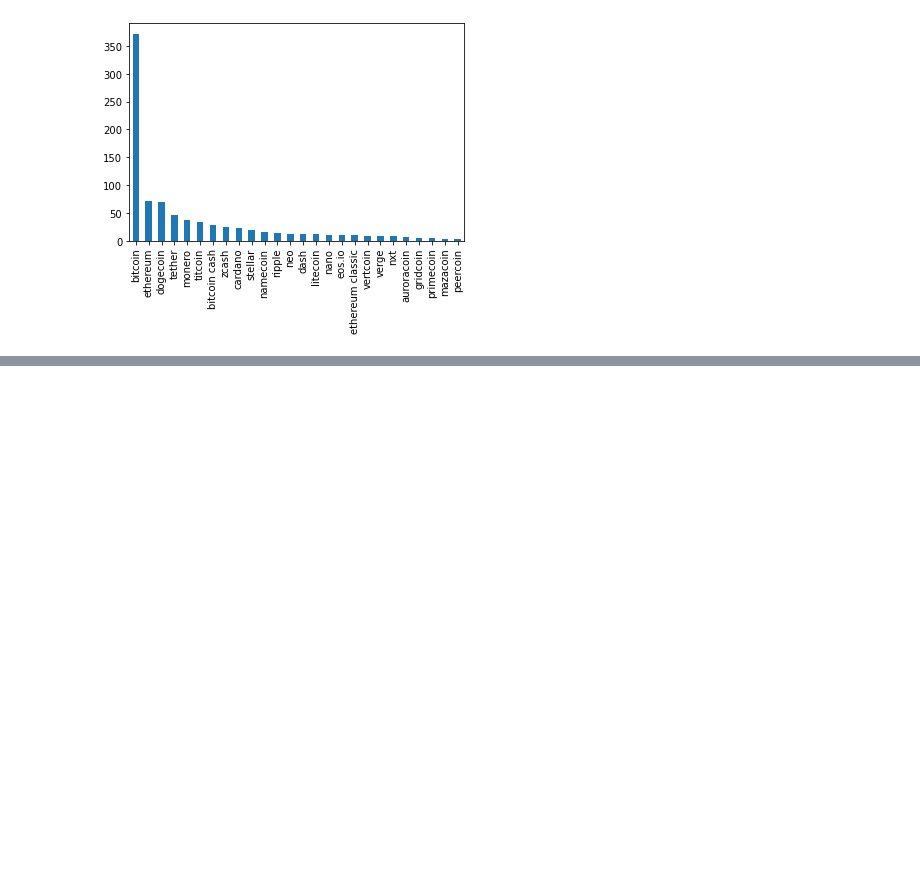
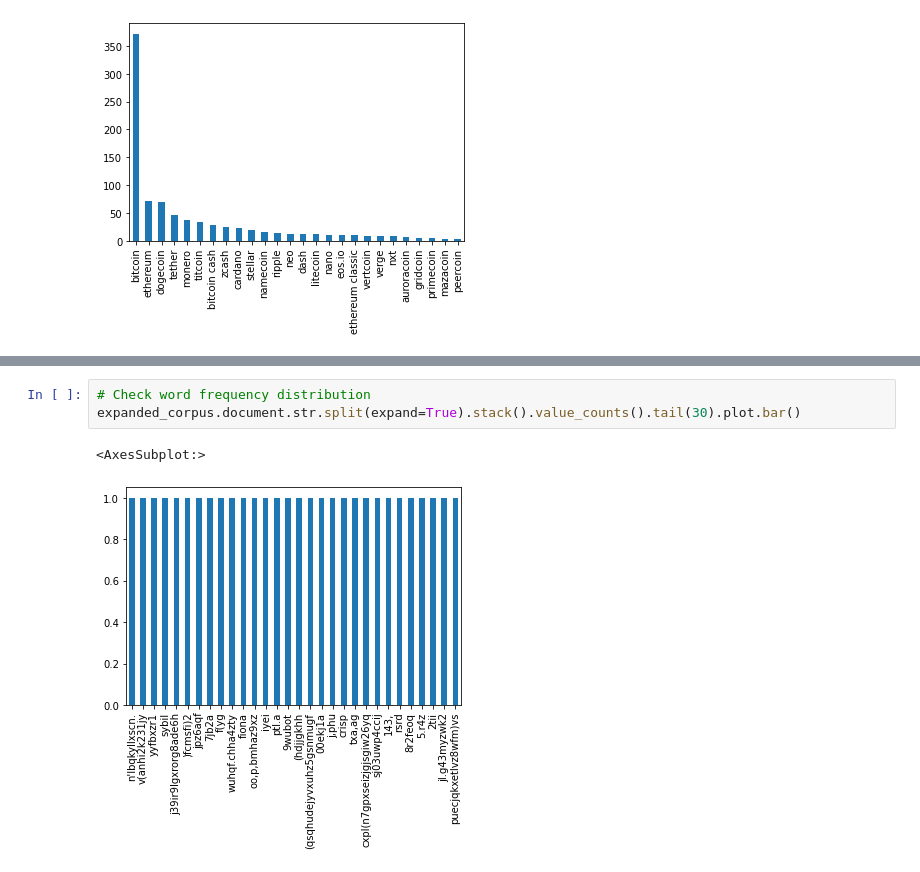
Before and after one commit to matthewkmoore/CryptoCurrency-Media-Analysis, a Jupyter notebook: Webcrawler.ipynb, the cells around one changed output, grey strips where cells are left out. Drawn from its saved outputs; the diff is of its cells as text; blank space fills up the shorter version.

```diff
--- a/Webcrawler.ipynb
+++ b/Webcrawler.ipynb
@@ -341,0 +652,6 @@ expanded_corpus.document[0]
+# %%
+# Check word frequency distribution
+expanded_corpus.document.str.split(expand=True).stack().value_counts().tail(30).plot.bar()
+# %% [output]
+<AxesSubplot:>
+[figure, added]
```
Also changed, not shown: parts of 28 cells of this notebook, 2 other files.
